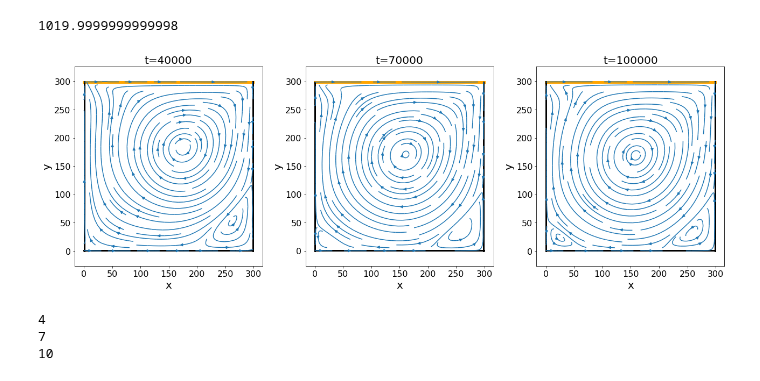
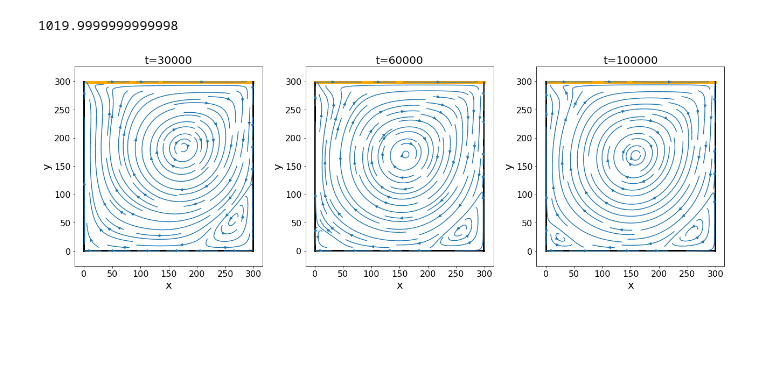
Before and after one commit to jonas27/pylbm, a Jupyter notebook: milestones/m6/m6.ipynb, the cells around one changed output. Drawn from its saved outputs; the diff is of its cells as text; code cells hidden in the pictures; blank space fills up the shorter version.

```diff
--- a/milestones/m6/m6.ipynb
+++ b/milestones/m6/m6.ipynb
@@ -48,42 +48,36 @@ plt.rc('font', size=16)
 plt.rc('axes', titlesize=font_size)
 plt.rc('axes', labelsize=font_size)
 
+velocities = np.load('./vels.npy')
+
 fig = plt.figure(figsize=(30,30))
 plt.axis('off')
 num_figs = 3
-steps = int(len(velocities)/num_figs)
 plot_num = 1
-for i in range(steps, len(velocities), steps):
-    v = velocities[i]
+for i, t in enumerate([30,60,100]):
+    v = velocities[t-1]
     ax = plt.subplot(5, 5, plot_num)
     # ax.plot(np.arange(x_dim), np.zeros((x_dim)) + y_dim - 0.5, color="black", linewidth=3.0)
     ax.plot(np.arange(x_dim), np.zeros((x_dim)) + y_dim - 1.5, color="orange", linewidth=5.0)
     ax.plot(np.arange(x_dim), np.zeros((x_dim)) + 0.5, color="black", linewidth=3.0)
     ax.plot(np.zeros(y_dim) + 0.5, np.arange((y_dim)), color="black", linewidth=3.0)
     ax.plot(np.zeros(y_dim) + x_dim - 1.5, np.arange((y_dim)), color="black", linewidth=3.0)
     # ax.set_xticks(np.arange(0, x_dim, x_dim / 10))
     # ax.set_yticks(np.arange(0, y_dim, y_dim / 10))
     # ax.grid(True)
     ax.axis("equal")
     # streamplot is really slow at big grids
     strm = ax.streamplot(np.arange(x_dim), np.arange(y_dim), v[0, :, :].T, v[1, :, :].T, cmap="autumn")
     # fig.colorbar(strm.lines)
-    ax.set_title("t={}".format((i+1)*print_epoch))
+    ax.set_title("t={}".format((t)*1000))
     ax.set_xlabel("x")
     ax.set_ylabel("y")
     plot_num += 1
     fig.add_axes(ax)
 
 lbm.save_fig(fig, 'm6-1.pgf')
 plt.tight_layout()
 plt.show()
 plt.close()
 # %% [output]
-[figure, old version]
+[figure, new version]
-# %%
-for i in range(steps, len(velocities), steps):
-    print(i+1)
-# %% [output]
-4
-7
-10
```
Also changed, not shown: parts of 4 cells of this notebook, 3 other files.
